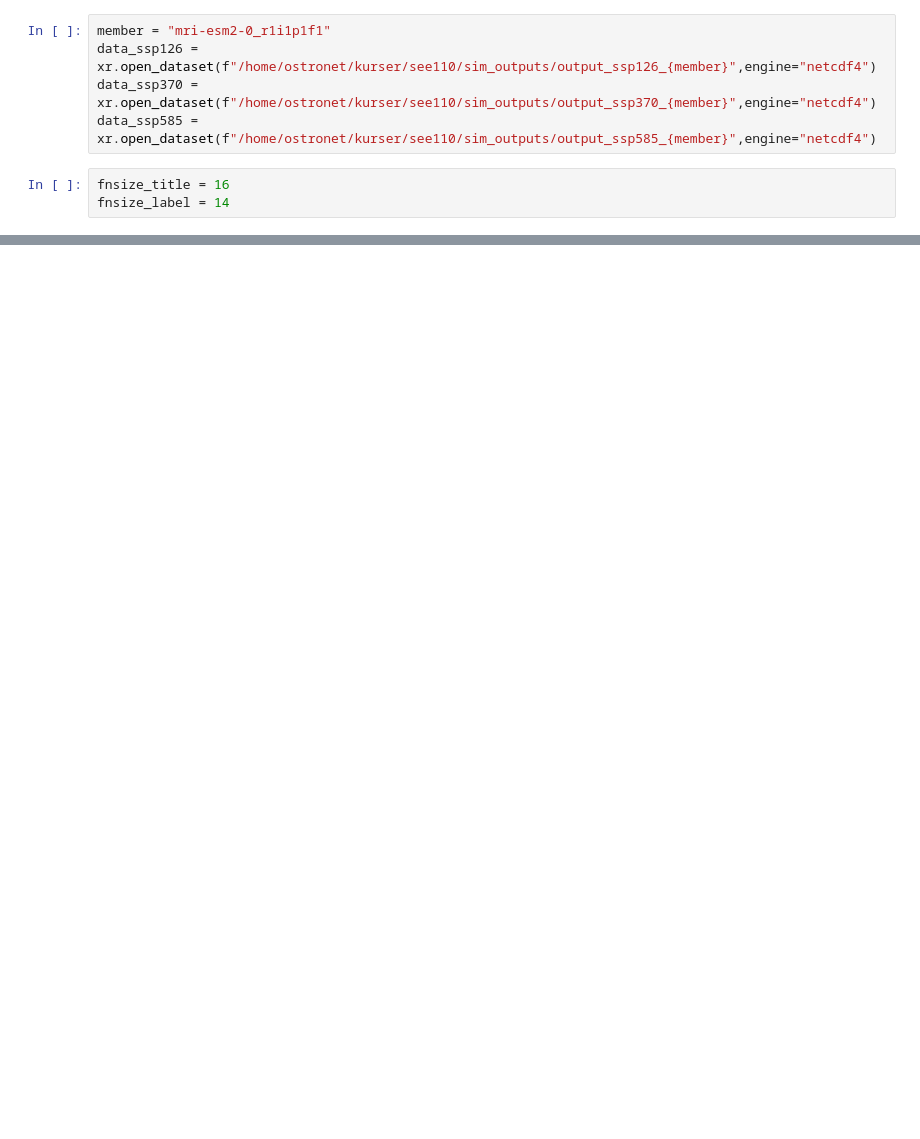
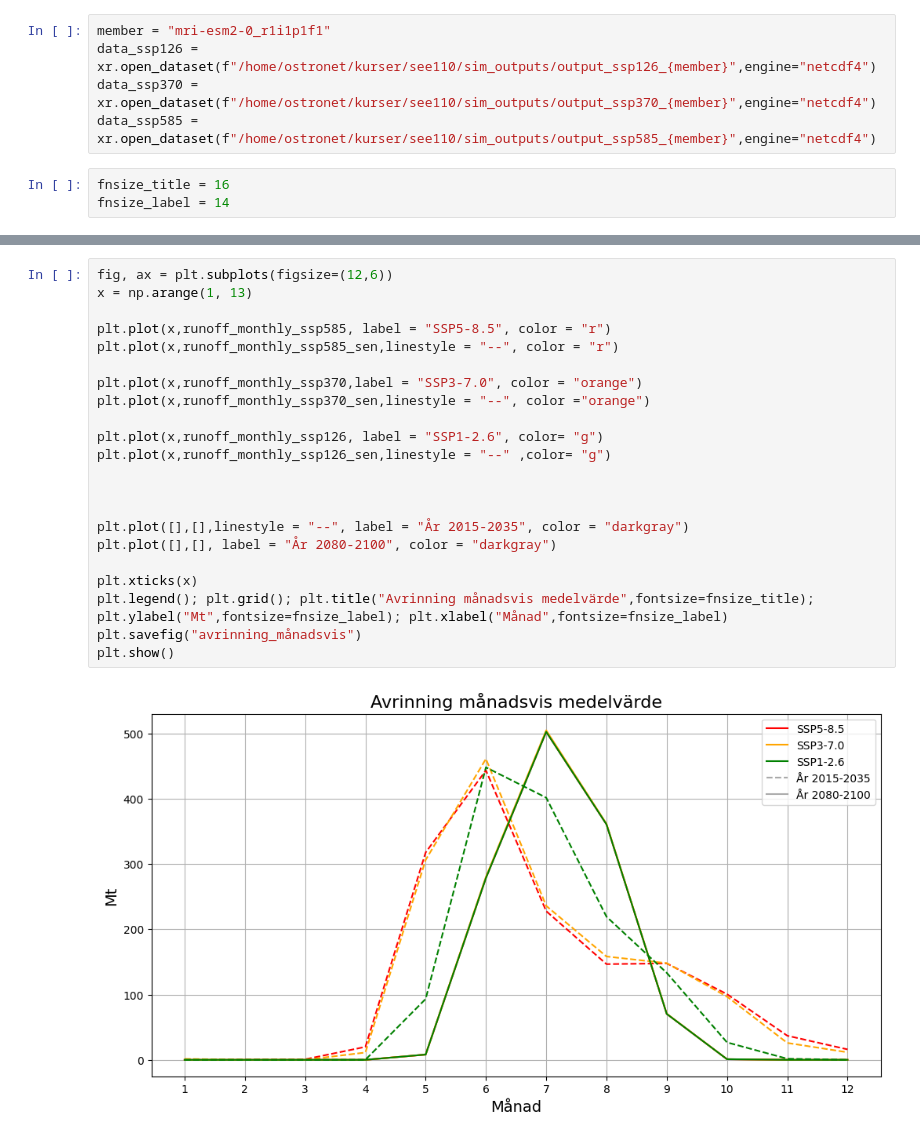
Before and after one commit to ostronet/SEE110_glaciar, a Jupyter notebook: Datahantering.ipynb, the cells around one changed output, grey strips where cells are left out. Drawn from its saved outputs; the diff is of its cells as text; blank space fills up the shorter version.

```diff
--- a/Datahantering.ipynb
+++ b/Datahantering.ipynb
@@ -25,2 +156,26 @@ total_runoff_ssp585 = total_runoff_ssp585[:-1].rolling(time=10).mean()
+# %%
+fig, ax = plt.subplots(figsize=(12,6))
+x = np.arange(1, 13)
+
+plt.plot(x,runoff_monthly_ssp585, label = "SSP5-8.5", color = "r")
+plt.plot(x,runoff_monthly_ssp585_sen,linestyle = "--", color = "r")
+
+plt.plot(x,runoff_monthly_ssp370,label = "SSP3-7.0", color = "orange")
+plt.plot(x,runoff_monthly_ssp370_sen,linestyle = "--", color ="orange")
+
+plt.plot(x,runoff_monthly_ssp126, label = "SSP1-2.6", color= "g")
+plt.plot(x,runoff_monthly_ssp126_sen,linestyle = "--" ,color= "g")
+
+
+
+plt.plot([],[],linestyle = "--", label = "År 2015-2035", color = "darkgray")
+plt.plot([],[], label = "År 2080-2100", color = "darkgray")
+
+plt.xticks(x)
+plt.legend(); plt.grid(); plt.title("Avrinning månadsvis medelvärde",fontsize=fnsize_title); plt.ylabel("Mt",fontsize=fnsize_label); plt.xlabel("Månad",fontsize=fnsize_label)
+plt.savefig("avrinning_månadsvis")
+plt.show()
+# %% [output]
+[figure, added]
 # %%
 fig, ax = plt.subplots(figsize=(12,6))
```
Also changed, not shown: parts of 12 cells of this notebook, 4 other files.
